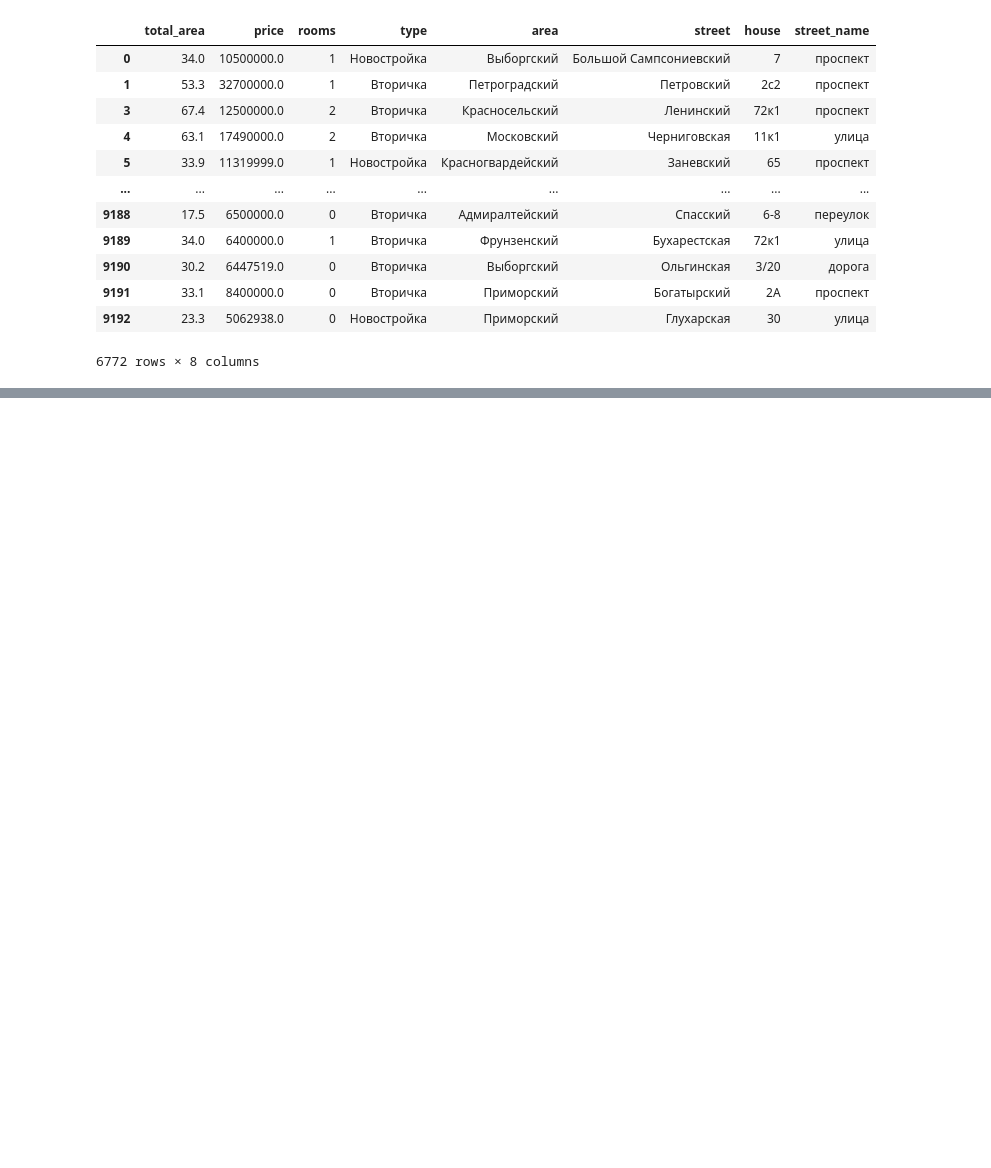
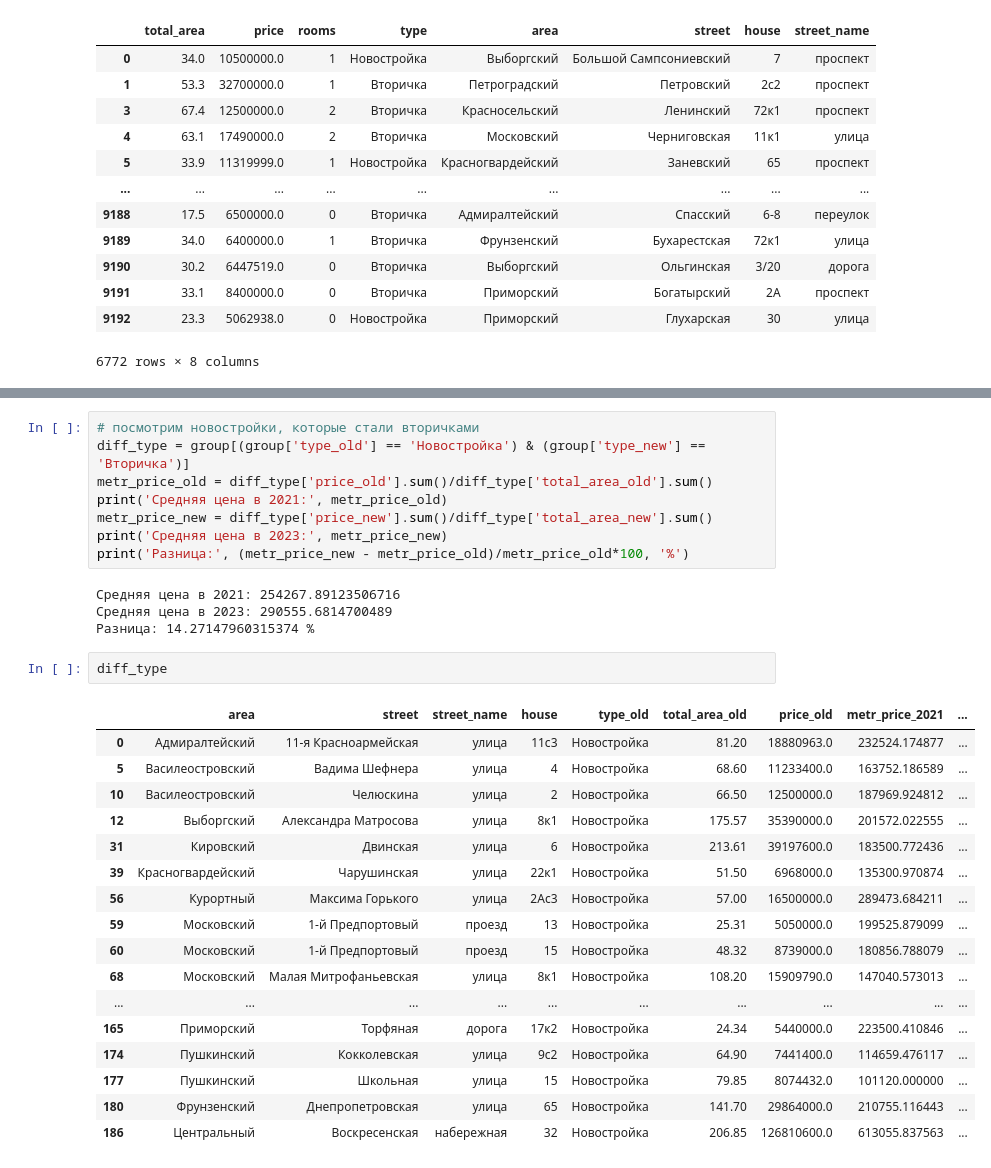
Before and after one commit to zoubrator/RealEstateSpb, a Jupyter notebook: buy_a_dream_apartment.ipynb, the cells around one changed output, grey strips where cells are left out. Cells and saved outputs as stored; diff of their text form; blank space fills up the shorter version.

```diff
--- a/buy_a_dream_apartment.ipynb
+++ b/buy_a_dream_apartment.ipynb
@@ -1040,0 +1046,32 @@ group[(group['type_old'] == 'Новостройка') & (group['type_new'] == '
+# %%
+# посмотрим новостройки, которые стали вторичками
+diff_type = group[(group['type_old'] == 'Новостройка') & (group['type_new'] == 'Вторичка')]
+metr_price_old = diff_type['price_old'].sum()/diff_type['total_area_old'].sum()
+print('Средняя цена в 2021:', metr_price_old)
+metr_price_new = diff_type['price_new'].sum()/diff_type['total_area_new'].sum()
+print('Средняя цена в 2023:', metr_price_new)
+print('Разница:', (metr_price_new - metr_price_old)/metr_price_old*100, '%')
+# %% [output]
+Средняя цена в 2021: 254267.89123506716
+Средняя цена в 2023: 290555.6814700489
+Разница: 14.27147960315374 %
+# %%
+diff_type
+# %% [output]
+|  | area | street | street_name | house | type_old | total_area_old | price_old | metr_price_2021 | ... |
+| 0 | Адмиралтейский | 11-я Красноармейская | улица | 11с3 | Новостройка | 81.20 | 18880963.0 | 232524.174877 | ... |
+| 5 | Василеостровский | Вадима Шефнера | улица | 4 | Новостройка | 68.60 | 11233400.0 | 163752.186589 | ... |
+| 10 | Василеостровский | Челюскина | улица | 2 | Новостройка | 66.50 | 12500000.0 | 187969.924812 | ... |
+| 12 | Выборгский | Александра Матросова | улица | 8к1 | Новостройка | 175.57 | 35390000.0 | 201572.022555 | ... |
+| 31 | Кировский | Двинская | улица | 6 | Новостройка | 213.61 | 39197600.0 | 183500.772436 | ... |
+| 39 | Красногвардейский | Чарушинская | улица | 22к1 | Новостройка | 51.50 | 6968000.0 | 135300.970874 | ... |
+| 56 | Курортный | Максима Горького | улица | 2Ас3 | Новостройка | 57.00 | 16500000.0 | 289473.684211 | ... |
+| 59 | Московский | 1-й Предпортовый | проезд | 13 | Новостройка | 25.31 | 5050000.0 | 199525.879099 | ... |
+| 60 | Московский | 1-й Предпортовый | проезд | 15 | Новостройка | 48.32 | 8739000.0 | 180856.788079 | ... |
+| 68 | Московский | Малая Митрофаньевская | улица | 8к1 | Новостройка | 108.20 | 15909790.0 | 147040.573013 | ... |
+| ... | ... | ... | ... | ... | ... | ... | ... | ... | ... |
+| 165 | Приморский | Торфяная | дорога | 17к2 | Новостройка | 24.34 | 5440000.0 | 223500.410846 | ... |
+| 174 | Пушкинский | Кокколевская | улица | 9с2 | Новостройка | 64.90 | 7441400.0 | 114659.476117 | ... |
+| 177 | Пушкинский | Школьная | улица | 15 | Новостройка | 79.85 | 8074432.0 | 101120.000000 | ... |
+| 180 | Фрунзенский | Днепропетровская | улица | 65 | Новостройка | 141.70 | 29864000.0 | 210755.116443 | ... |
+| 186 | Центральный | Воскресенская | набережная | 32 | Новостройка | 206.85 | 126810600.0 | 613055.837563 | ... |
```
Also changed, not shown: parts of 15 cells of this notebook.
